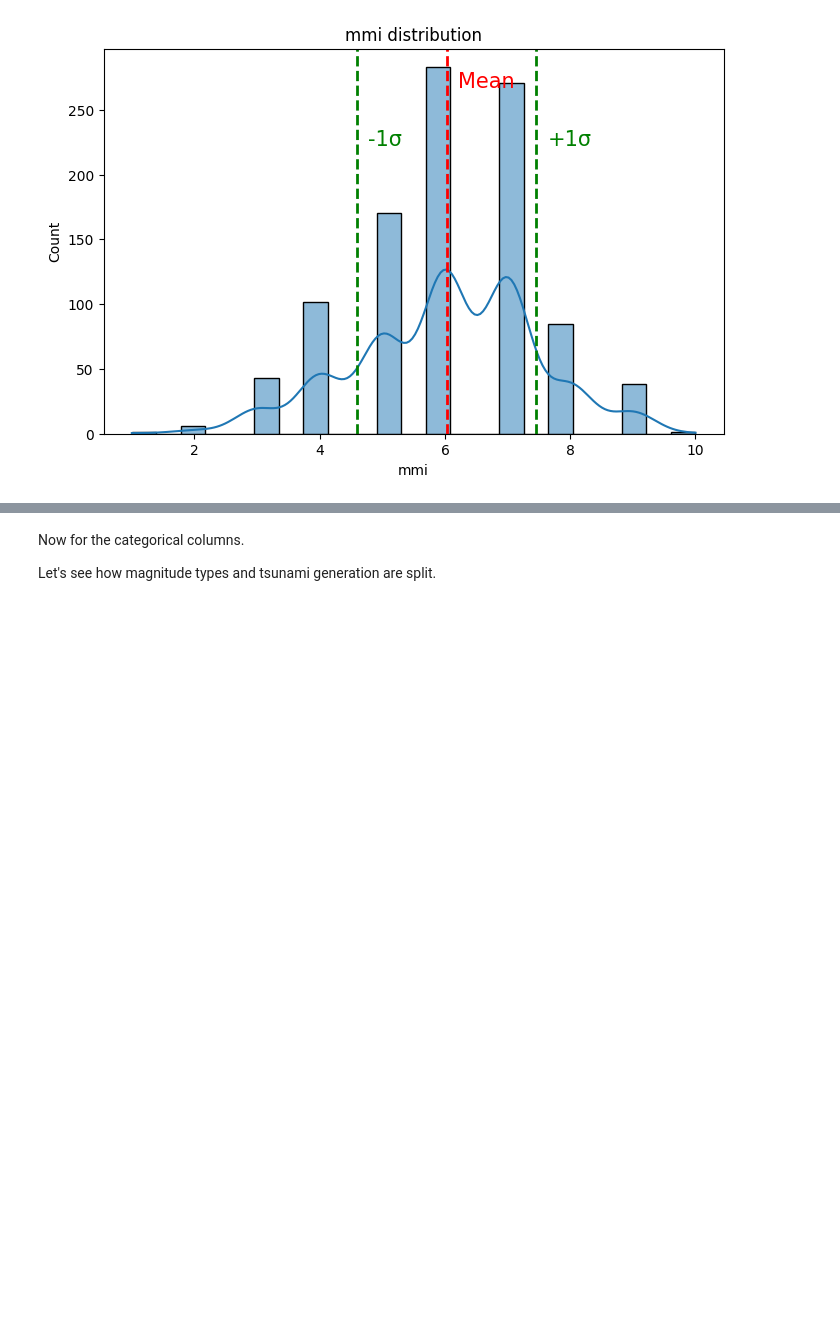
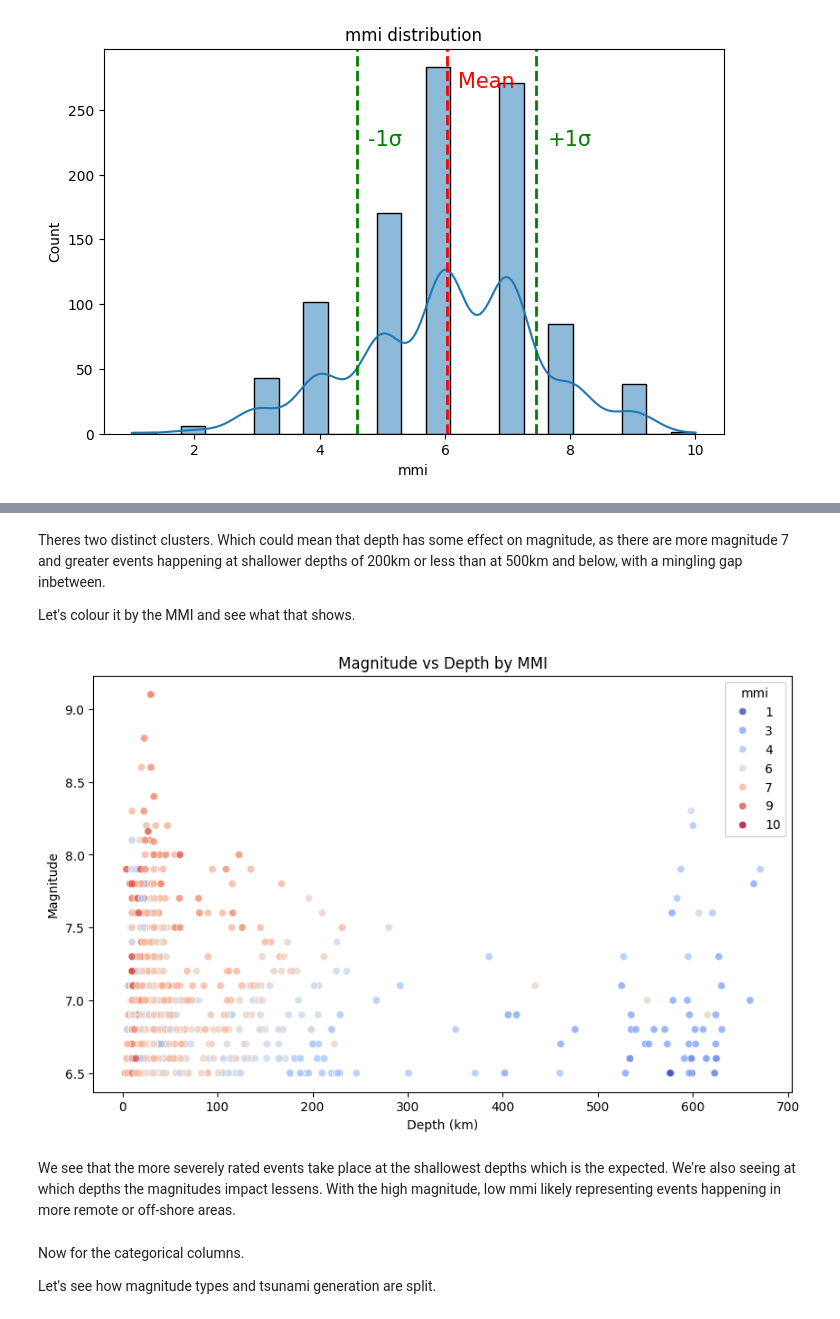
Before and after one commit to 13NateMate37/NHastings_Earthquake_Analysis_CI_Capstone_2, a Jupyter notebook: jupyter_notebooks/2_EDA.ipynb, the cells around one changed output, grey strips where cells are left out. Drawn from its saved outputs; the diff is of its cells as text; code cells hidden in the pictures; blank space fills up the shorter version.

```diff
--- a/jupyter_notebooks/2_EDA.ipynb
+++ b/jupyter_notebooks/2_EDA.ipynb
@@ -186,3 +199,25 @@ Mmi has a mean of 6.03, a median of 6, and a standard deviation of 1.43. The clo
+# %% [markdown]
+Theres two distinct clusters. Which could mean that depth has some effect on magnitude, as there are more magnitude 7 and greater events happening at shallower depths of 200km or less than at 500km and below, with a mingling gap inbetween.
+
+Let's colour it by the MMI and see what that shows.
+# %%
+plt.figure(figsize=(10, 6))
+sns.scatterplot(
+    data=df_clean,
+    x="depth",
+    y="magnitude",
+    hue="mmi",
+    palette="coolwarm",
+    alpha=0.8
+)
+plt.title("Magnitude vs Depth by MMI")
+plt.xlabel("Depth (km)")
+plt.ylabel("Magnitude")
+plt.show()
+# %% [output]
+[figure, added]
+# %% [markdown]
+We see that the more severely rated events take place at the shallowest depths which is the expected. We're also seeing at which depths the magnitudes impact lessens. With the high magnitude, low mmi likely representing events happening in more remote or off-shore areas.
 # %% [markdown]
 Now for the categorical columns.
 
```
Also changed, not shown: parts of 9 cells of this notebook, 3 other files.
